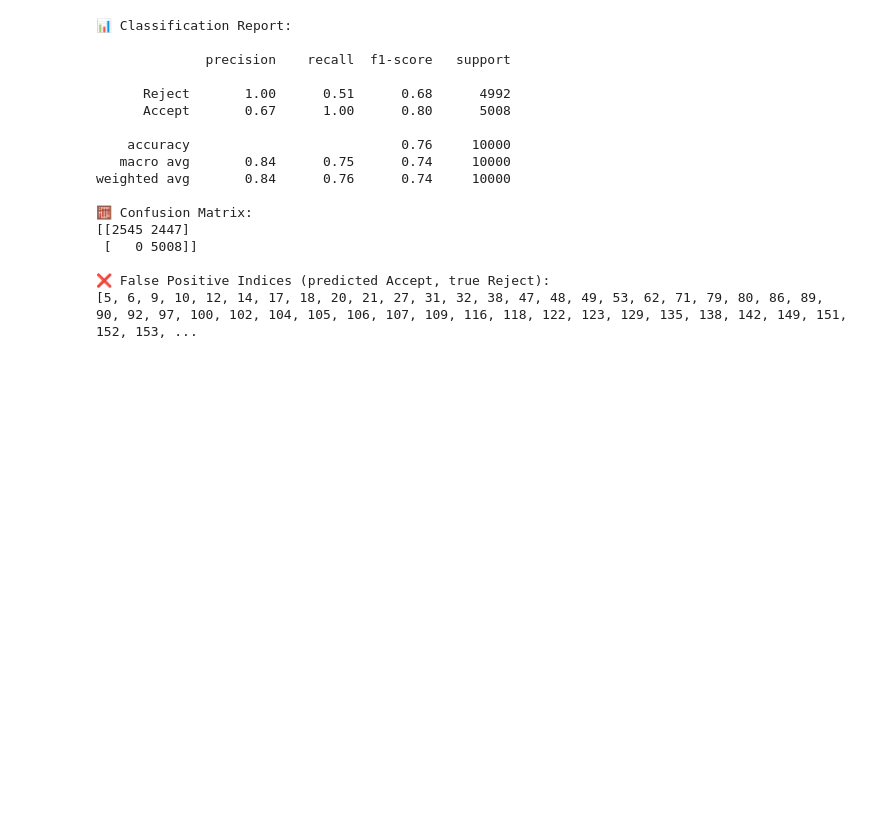
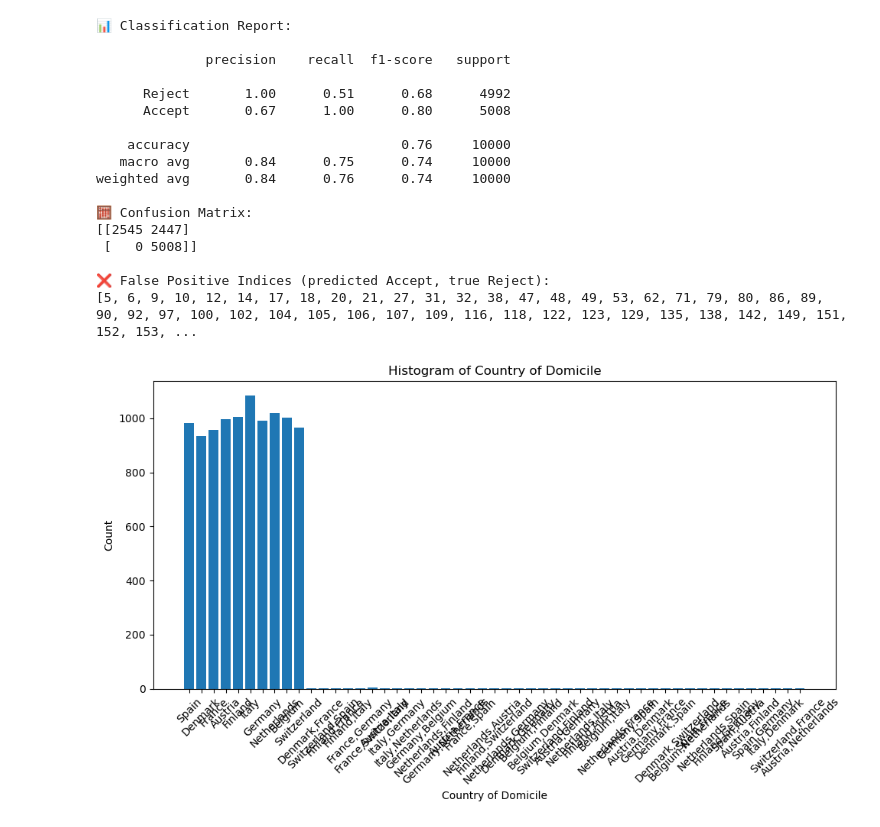
Before and after one commit to shakiryousefi/datathon2025, a Jupyter notebook: shakir.ipynb, the cells around one changed output. Saved outputs shown, nothing was run; the diff lists cells and outputs as text; code cells hidden in the pictures; blank space fills up the shorter version.

```diff
--- a/shakir.ipynb
+++ b/shakir.ipynb
@@ -280,3 +280,37 @@ weighted avg       0.84      0.76      0.74     10000
 
 ❌ False Positive Indices (predicted Accept, true Reject):
 [5, 6, 9, 10, 12, 14, 17, 18, 20, 21, 27, 31, 32, 38, 47, 48, 49, 53, 62, 71, 79, 80, 86, 89, 90, 92, 97, 100, 102, 104, 105, 106, 107, 109, 116, 118, 122, 123, 129, 135, 138, 142, 149, 151, 152, 153, ...
+# %%
+for idx in false_positives:
+    entry = data[idx]
+    client_info = entry.get('client_profile')
+
+    if not isinstance(client_info, dict):
+        continue
+
+    country = client_info.get('country_of_domicile')
+
+    if isinstance(country, str) and ',' in country:
+        print(f"Index {idx} | MULTIPLE: {country}")
+# %%
+import matplotlib.pyplot as plt
+from collections import Counter
+
+# Extract country_of_domicile values
+countries = [entry.get('client_profile', {}).get('country_of_domicile') for entry in data]
+countries = [c for c in countries if c is not None]
+
+# Count occurrences
+country_counts = Counter(countries)
+
+# Plot histogram
+plt.figure(figsize=(10, 6))
+plt.bar(country_counts.keys(), country_counts.values())
+plt.xlabel("Country of Domicile")
+plt.ylabel("Count")
+plt.title("Histogram of Country of Domicile")
+plt.xticks(rotation=45)
+plt.tight_layout()
+plt.show()
+# %% [output]
+[figure, added]
```
Also changed, not shown: parts of 13 cells of this notebook.
